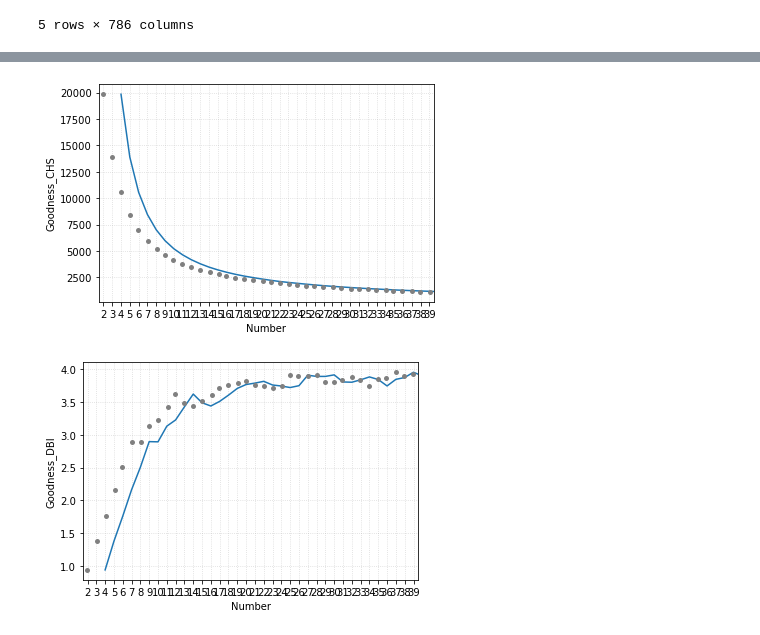
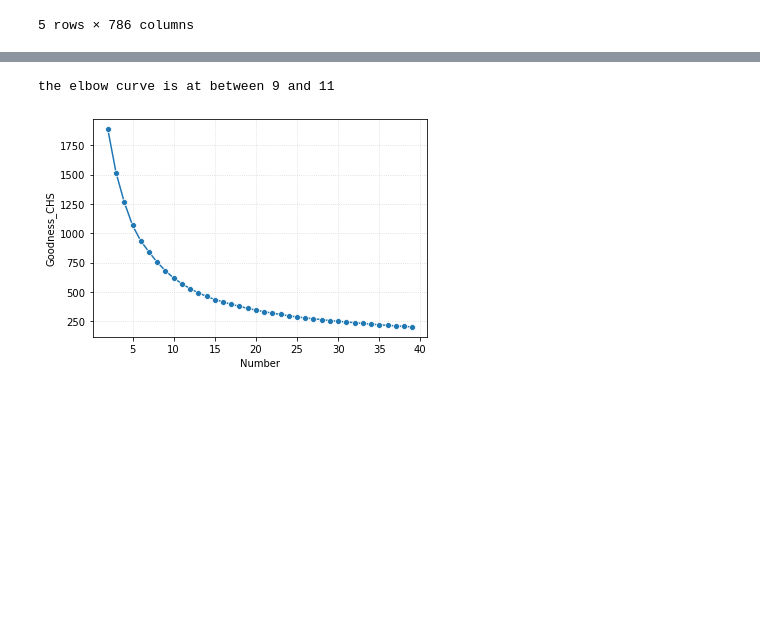
Before and after one commit to Keviosta/Article_short_isoform_ATG7_private, a Jupyter notebook: gene_expression_data_preparation/all_transcripts_gtex_data_preparation.ipynb, the cells around one changed output, grey strips where cells are left out. Saved outputs shown, nothing was run; the diff lists cells and outputs as text; code cells hidden in the pictures; blank space fills up the shorter version.

```diff
--- a/gene_expression_data_preparation/all_transcripts_gtex_data_preparation.ipynb
+++ b/gene_expression_data_preparation/all_transcripts_gtex_data_preparation.ipynb
@@ -48,3 +47,10 @@ Wall time: 2.37 s
 | ENST00000535093.1 | 3.2928 | 0.8198 | 1.7315 | -0.0599 | ... |
 | ENST00000346219.7 | -9.9658 | -7.7128 | -1.4648 | -8.9045 | ... |
 5 rows × 786 columns
+# %%
+#Calcul to have value from log2;  2**(x)-0.001
+df_gexpr_all_smallpart = df_gexpr_all_smallpart.apply(lambda x: pow(2,x)-0.001)
+
+#Calcul to have log2+1 from value;
+df_gexpr_all_smallpart = df_gexpr_all_smallpart.apply(lambda x: numpy.log2(x+1))
+df_gexpr_all_smallpart.head()
@@ -50,0 +65,3 @@ Wall time: 2.37 s
+# %%
+#Remove genes which express less than the sum of ATG7(2)
+df_gexpr_all_smallpart['sum'] = df_gexpr_all_smallpart.sum(axis=1)
@@ -51,6 +129,6 @@ Wall time: 2.37 s
 # %%
-# #10% of the 10%
-# small_smallpart = df_gexpr_all_smallpart.iloc[:1970,:78]
+#1%
+small_smallpart = df_gexpr_all_smallpart.iloc[:1970,:78]
 # %%
 %%time
 #evaluate the goodness score for each cluster to select the best possibility.
@@ -59,13 +137,18 @@ number_clust_L = []
 goodness_chs_L = []
 goodness_dbi_L = []
 for nb in cluster_numbers:
-    kmeans_model = KMeans(n_clusters = nb, random_state=1).fit(df_gexpr_all_smallpart)
+    kmeans_model = KMeans(n_clusters = nb, random_state=1).fit(small_smallpart)
     labels = kmeans_model.labels_
-    goodness_chs = metrics.calinski_harabasz_score(df_gexpr_all_smallpart, labels)
-    goodness_dbi = metrics.davies_bouldin_score(df_gexpr_all_smallpart, labels)
+    goodness_chs = metrics.calinski_harabasz_score(small_smallpart, labels)
+    goodness_dbi = metrics.davies_bouldin_score(small_smallpart, labels)
 
-    #save in list
+    #save score in list
     number_clust_L.append(nb)
     goodness_chs_L.append(goodness_chs)
     goodness_dbi_L.append(goodness_dbi)
+
+#convert to dict then to DF
+d = dict(Number = number_clust_L, Goodness_CHS = goodness_chs_L, Goodness_DBI = goodness_dbi_L)
+df = pandas.DataFrame.from_dict(d, orient='columns')
+df.head()
 # %% [output]
@@ -96,16 +162,9 @@ df
 # %%
 #plot the Goodness on the number to determine the best one.
 ##calinski_harabasz_score
-seaborn.lineplot(data = df, x = 'Number', y = 'Goodness_CHS')
-seaborn.stripplot(data = df, x = 'Number', y = 'Goodness_CHS', color = 'gray')
+seaborn.lineplot(data = df, x = 'Number', y = 'Goodness_CHS', marker="o")
 plt.grid(ls=':', alpha = 0.5)
-plt.show()
-plt.close()
-
-#davies_bouldin_score
-seaborn.lineplot(data = df, x = 'Number', y = 'Goodness_DBI')
-seaborn.stripplot(data = df, x = 'Number', y = 'Goodness_DBI' , color = 'gray')
-plt.grid(ls=':', alpha = 0.5)
+print('the elbow curve is at between 9 and 11')
 # %% [output]
+the elbow curve is at between 9 and 11
-[figure, old version]
+[figure, new version]
-[figure, removed]
```
Also changed, not shown: parts of 18 cells of this notebook.
